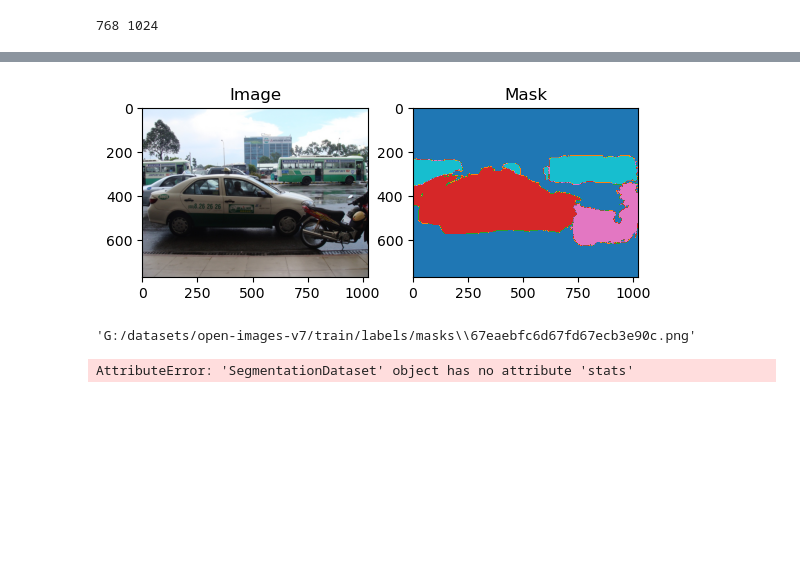
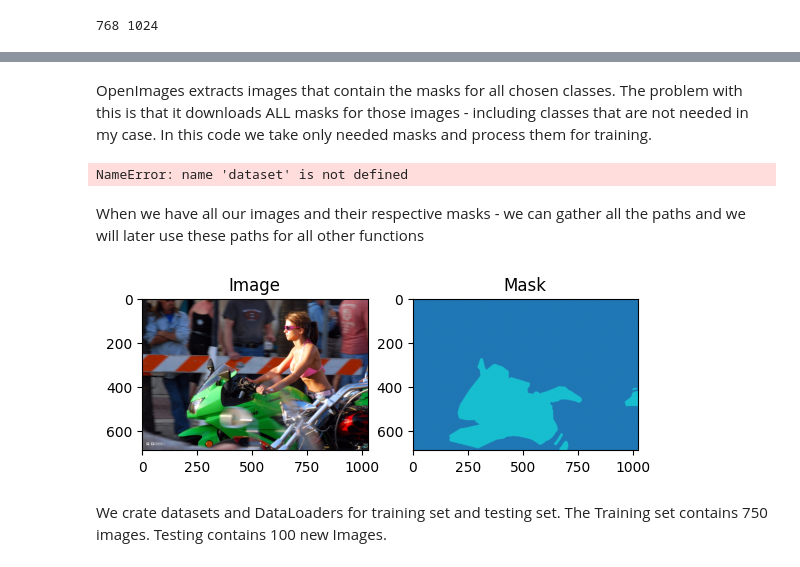
Before and after one commit to RolandGulbinovic/deep_learning, a Jupyter notebook: Task_1.ipynb, the cells around one changed output, grey strips where cells are left out. Drawn from its saved outputs; the diff is of its cells as text; code cells hidden in the pictures; blank space fills up the shorter version.

```diff
--- a/Task_1.ipynb
+++ b/Task_1.ipynb
@@ -93,21 +314,17 @@ Labels in dataset: {'Person', 'Boot', 'Wheel', 'Flag', 'Clothing', 'Boy', 'Taxi'
+# %% [markdown]
+OpenImages extracts images that contain the masks for all chosen classes. The problem with this is that it downloads ALL masks for those images - including classes that are not needed in my case. In this code we take only needed masks and process them for training.
 # %%
-import numpy as np
-from PIL import Image
-import os
-
-output_mask_dir = "G:/datasets/open-images-v7/train/labels/masks"
+output_mask_dir = "/content/drive/MyDrive/dataset/open-images-v7/train/labels/masks"
 os.makedirs(output_mask_dir, exist_ok=True)
 
 image_paths = []
 mask_paths = []
 
-# Map label name → class ID
 label_map = {
     "Car": 1,
     "Motorcycle": 2,
     "Bus": 3,
 }
-
 
 for sample in dataset:
     detections = sample["ground_truth"].detections
@@ -149,3 +366,7 @@ for sample in dataset:
 
         image_paths.append(sample.filepath)
         mask_paths.append(mask_path)
+# %% [output]
+NameError: name 'dataset' is not defined
+# %% [markdown]
+When we have all our images and their respective masks - we can gather all the paths and we will later use these paths for all other functions
@@ -152,26 +376,22 @@ for sample in dataset:
+# %%
+image_paths_test = sorted(glob("/content/drive/MyDrive/dataset/open-images-v7/test/data/*.jpg"))
+mask_paths_test = sorted(glob("/content/drive/MyDrive/dataset/open-images-v7/test/labels/masks/*.png"))
 # %%
-from matplotlib import pyplot as plt
-
-img = np.array(Image.open(image_paths[0]))
-mask = np.array(Image.open(mask_paths[0]))
+img = np.array(Image.open(image_paths_test[3]))
+mask = np.array(Image.open(mask_paths_test[3]))
 
 plt.subplot(1,2,1)
 plt.imshow(img)
 plt.title("Image")
 
 plt.subplot(1,2,2)
 plt.imshow(mask, cmap="tab10")
 plt.title("Mask")
 
 plt.show()
 # %% [output]
-[figure, old version]
+[figure, new version]
-# %%
-mask_paths[0]
-# %% [output]
-'G:/datasets/open-images-v7/train/labels/masks\\67eaebfc6d67fd67ecb3e90c.png'
-# %%
-fo.pprint(dataset.stats(include_media=True))
-# %% [output]
-AttributeError: 'SegmentationDataset' object has no attribute 'stats'
+# %% [markdown]
+We crate datasets and DataLoaders for training set and testing set.
+The Training set contains 750 images. Testing contains 100 new Images.
 # %%
```
Also changed, not shown: parts of 40 cells of this notebook.
